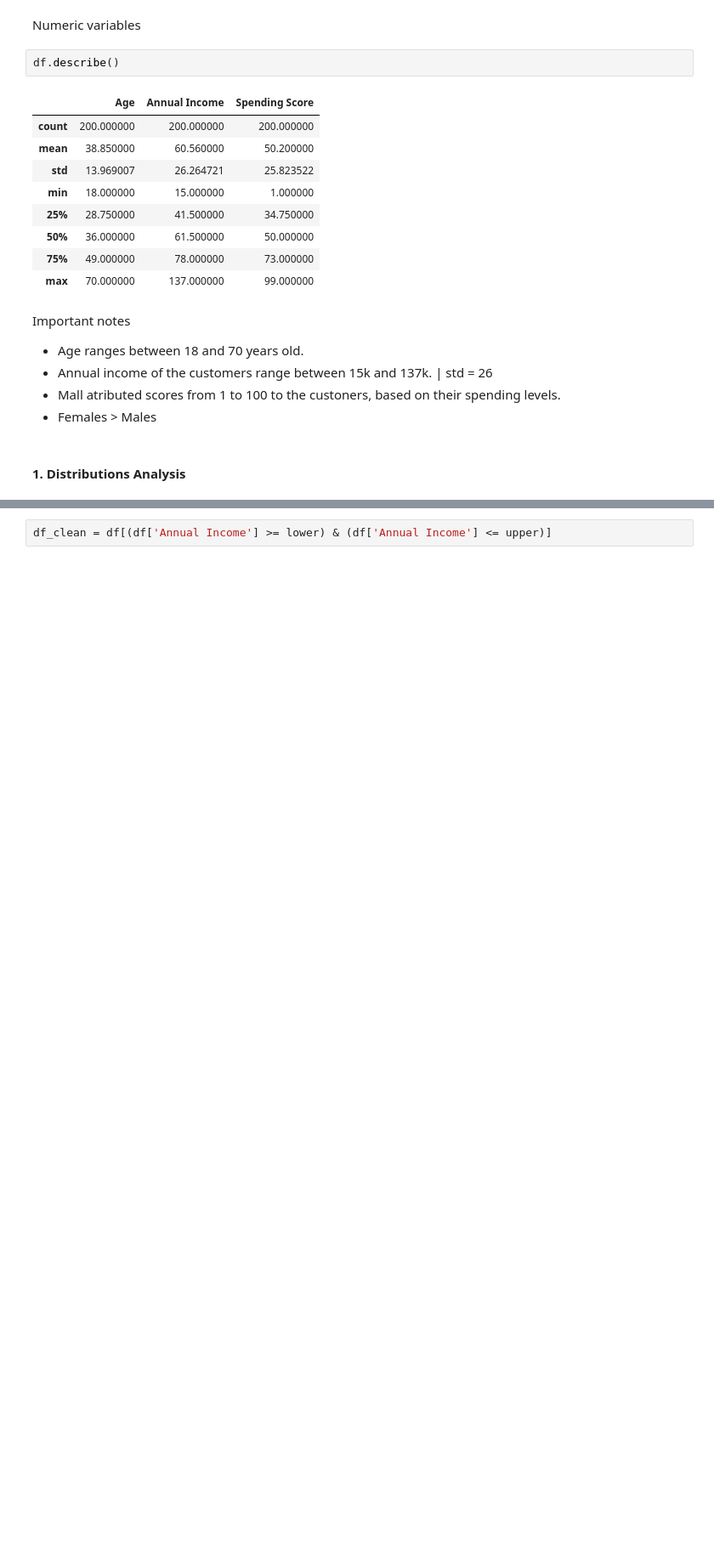
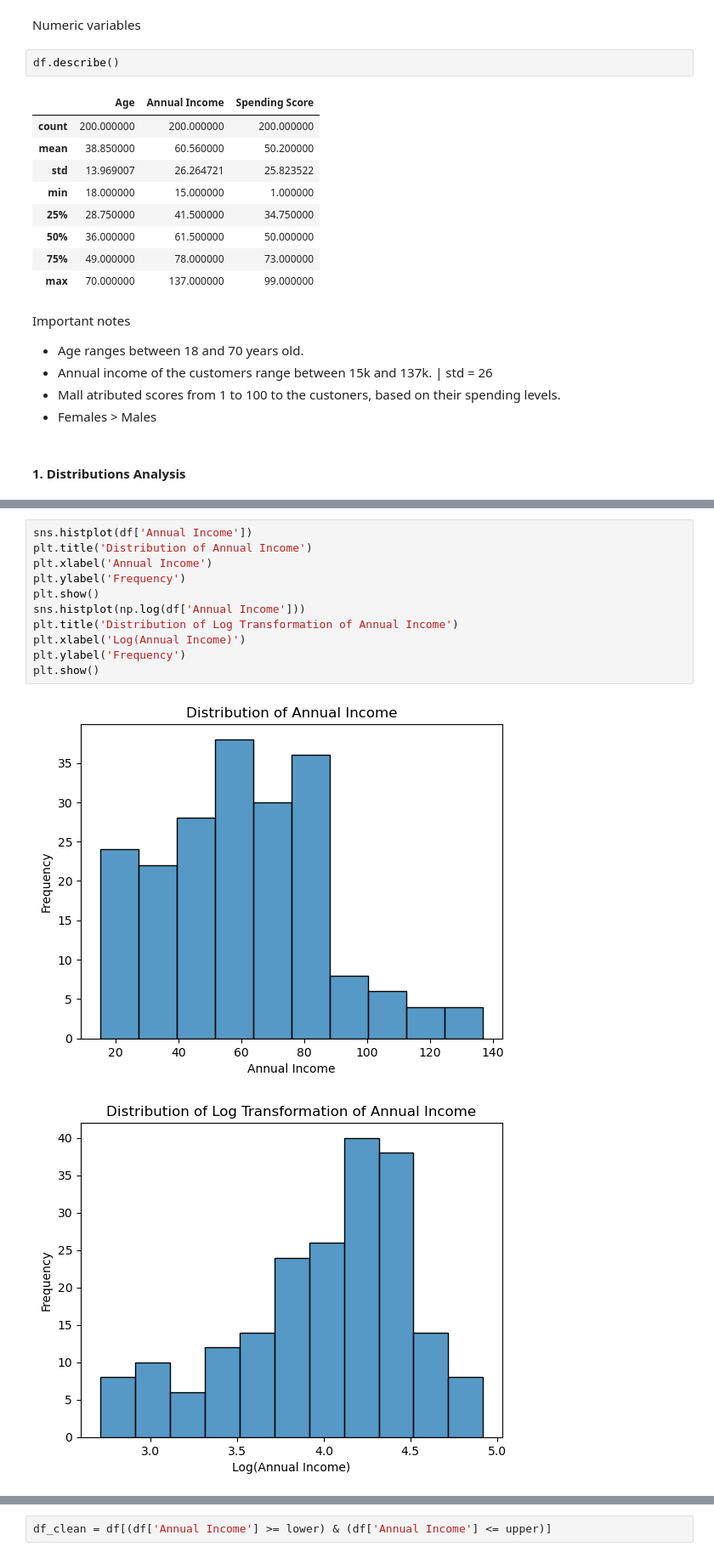
Before and after one commit to joicesebastiao/customer-segmentation-analysis, a Jupyter notebook: notebook/customer-segmentation.ipynb.ipynb, the cells around one changed output, grey strips where cells are left out. Shown at 85% size. Cells and saved outputs as stored; diff of their text form; blank space fills up the shorter version.

```diff
--- a/notebook/customer-segmentation.ipynb.ipynb
+++ b/notebook/customer-segmentation.ipynb.ipynb
@@ -128,3 +94,17 @@ plt.show()
+# %%
+sns.histplot(df['Annual Income'])
+plt.title('Distribution of Annual Income')
+plt.xlabel('Annual Income')
+plt.ylabel('Frequency')
+plt.show()
+sns.histplot(np.log(df['Annual Income']))
+plt.title('Distribution of Log Transformation of Annual Income')
+plt.xlabel('Log(Annual Income)')
+plt.ylabel('Frequency')
+plt.show()
+# %% [output]
+[figure, new version]
+[figure, added]
 # %%
 Q1 = df['Annual Income'].quantile(0.25)
 Q3 = df['Annual Income'].quantile(0.75)
```
Also changed, not shown: parts of 31 cells of this notebook.
